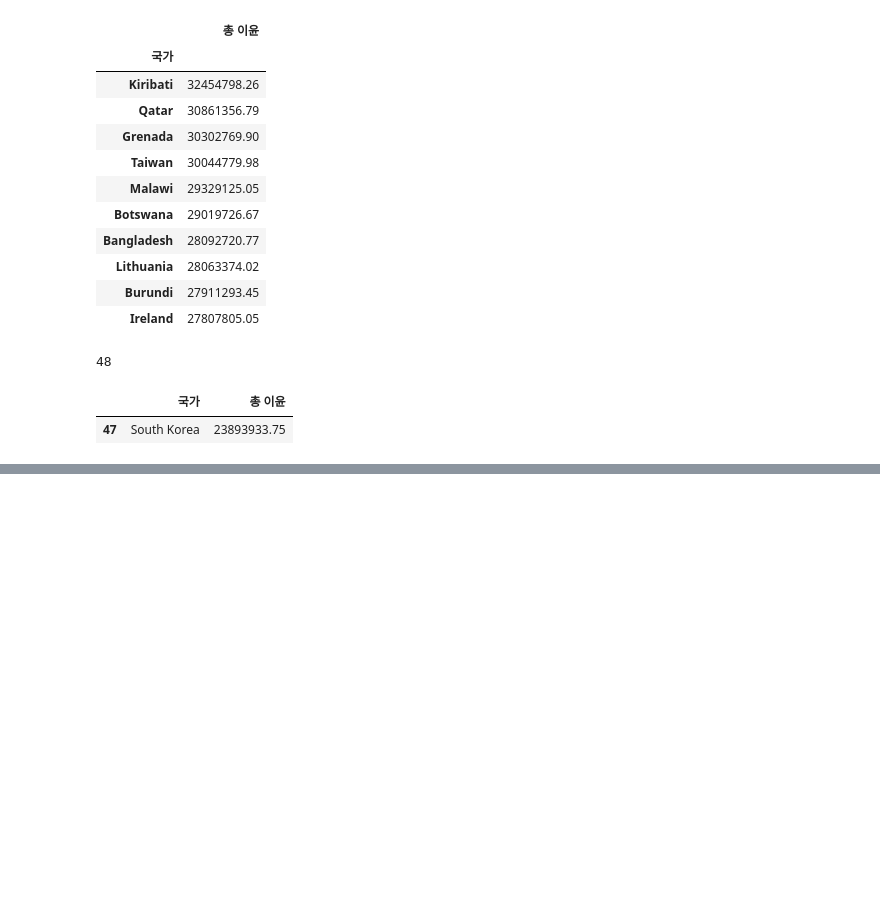
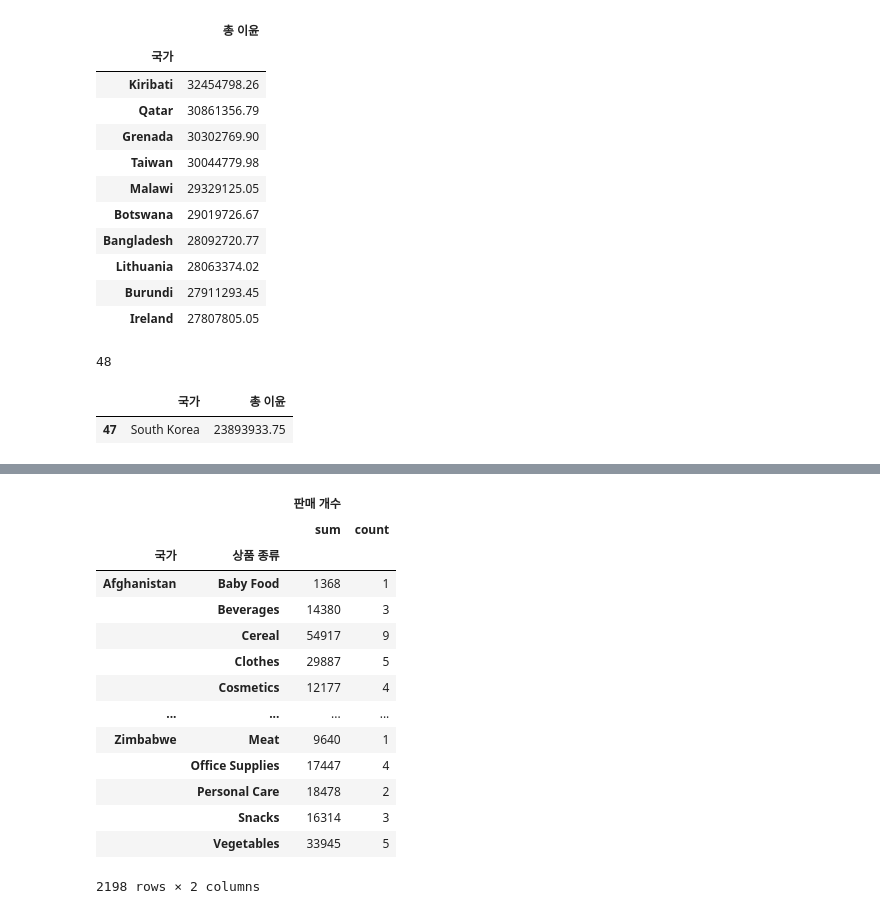
Before and after one commit to KHseo32/test, a Jupyter notebook: 3월 22일/240322(Sales).ipynb, the cells around one changed output, grey strips where cells are left out. Cells and saved outputs as stored; diff of their text form; code cells hidden in the pictures; blank space fills up the shorter version.

```diff
--- a/3월 22일/240322(Sales).ipynb
+++ b/3월 22일/240322(Sales).ipynb
@@ -197,0 +220,23 @@ group_data3.loc[
+# %%
+# 그룹화를 할 컬럼이 2 개 이상인 경우
+df[
+    ['국가', '상품 종류', '판매 개수']
+    ].groupby(
+        ['국가', '상품 종류']
+    ).agg(['sum', 'count'])
+# %% [output]
+|  |  | 판매 개수 |  |
+|  |  | sum | count |
+| 국가 | 상품 종류 |  |  |
+| Afghanistan | Baby Food | 1368 | 1 |
+|  | Beverages | 14380 | 3 |
+|  | Cereal | 54917 | 9 |
+|  | Clothes | 29887 | 5 |
+|  | Cosmetics | 12177 | 4 |
+| ... | ... | ... | ... |
+| Zimbabwe | Meat | 9640 | 1 |
+|  | Office Supplies | 17447 | 4 |
+|  | Personal Care | 18478 | 2 |
+|  | Snacks | 16314 | 3 |
+|  | Vegetables | 33945 | 5 |
+2198 rows × 2 columns
```
Also changed, not shown: parts of 4 cells of this notebook, 1 other file.
